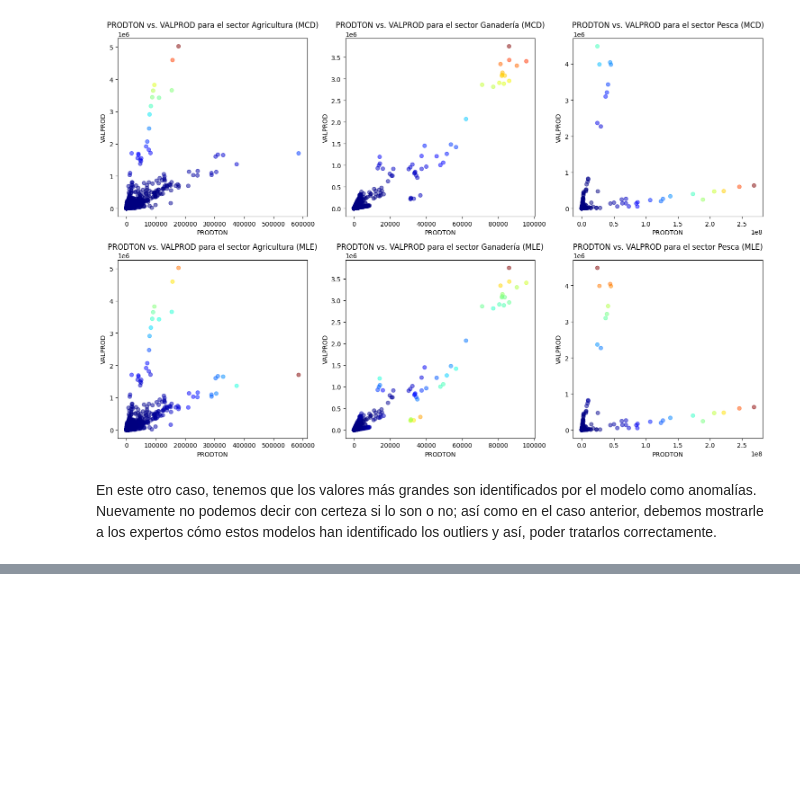
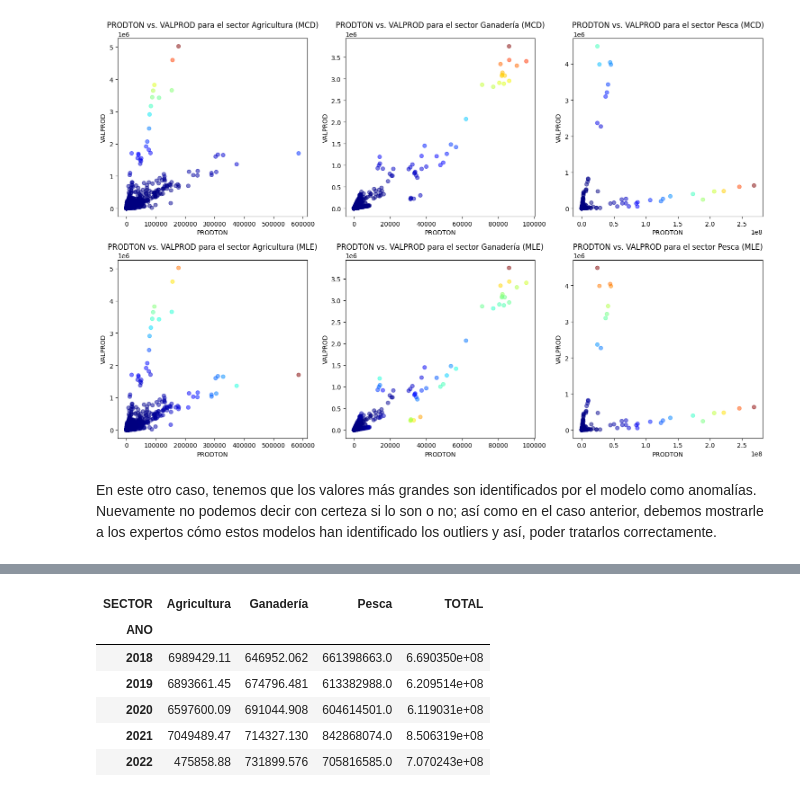
Before and after one commit to empleo-inducido/Trabajos_Generados, a Jupyter notebook: eda.ipynb, the cells around one changed output, grey strips where cells are left out. Cells and saved outputs as stored; diff of their text form; code cells hidden in the pictures; blank space fills up the shorter version.

```diff
--- a/eda.ipynb
+++ b/eda.ipynb
@@ -318,0 +348,14 @@ En este otro caso, tenemos que los valores más grandes son identificados por el
+# %%
+#Produccion anual por sector
+produccion_total_anual = df_agp[['ANO','SECTOR','PRODTON']].groupby(['ANO','SECTOR'])['PRODTON'].sum()
+produccion_total_anual = produccion_total_anual.unstack('SECTOR').drop(index = 2023)
+produccion_total_anual['TOTAL'] = produccion_total_anual[['Agricultura', 'Ganadería', 'Pesca']].sum(axis=1)
+produccion_total_anual
+# %% [output]
+| SECTOR | Agricultura | Ganadería | Pesca | TOTAL |
+| ANO |  |  |  |  |
+| 2018 | 6989429.11 | 646952.062 | 661398663.0 | 6.690350e+08 |
+| 2019 | 6893661.45 | 674796.481 | 613382988.0 | 6.209514e+08 |
+| 2020 | 6597600.09 | 691044.908 | 604614501.0 | 6.119031e+08 |
+| 2021 | 7049489.47 | 714327.130 | 842868074.0 | 8.506319e+08 |
+| 2022 | 475858.88 | 731899.576 | 705816585.0 | 7.070243e+08 |
```
Also changed, not shown: parts of 7 cells of this notebook, 2 other files.
